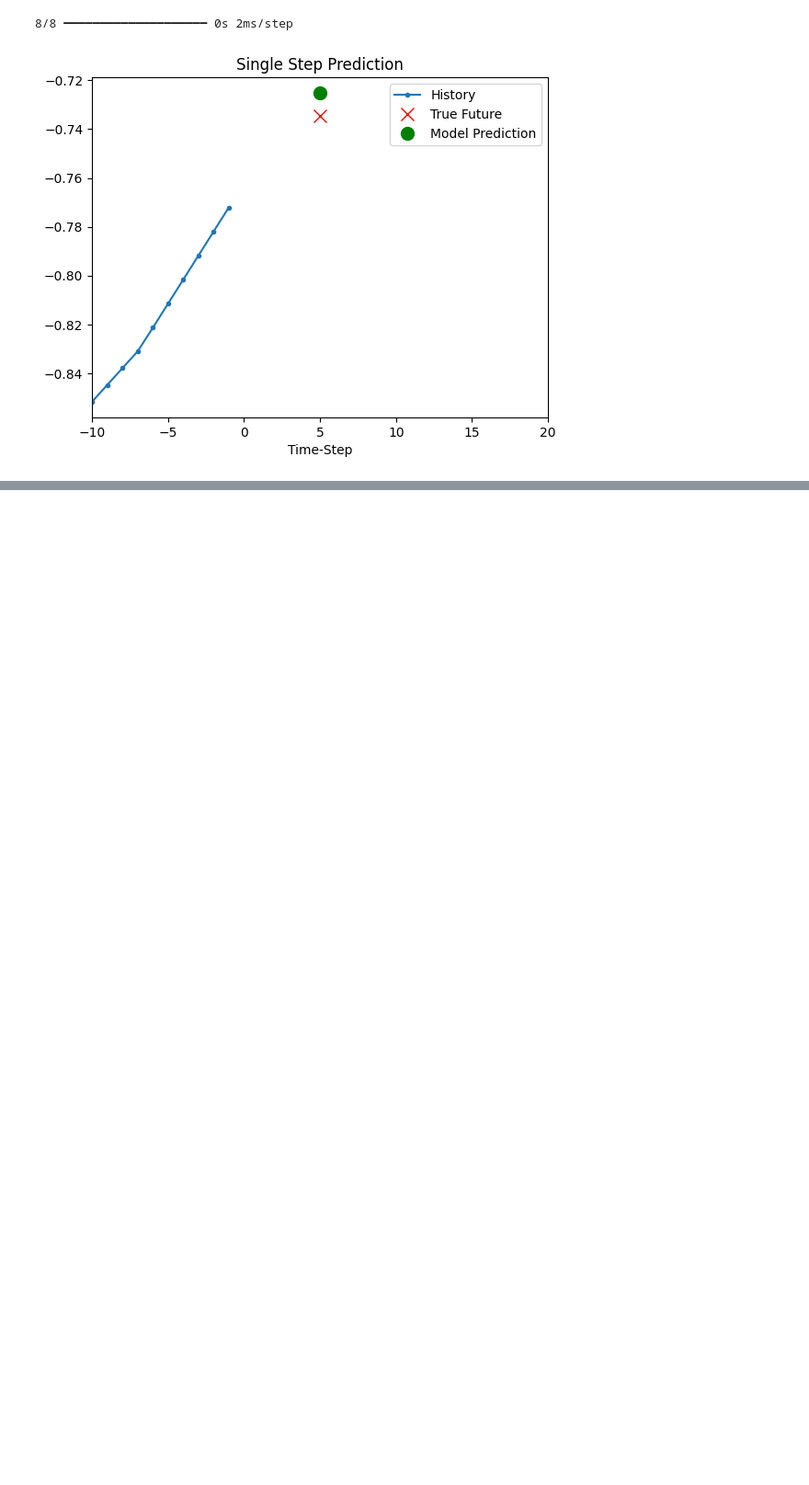
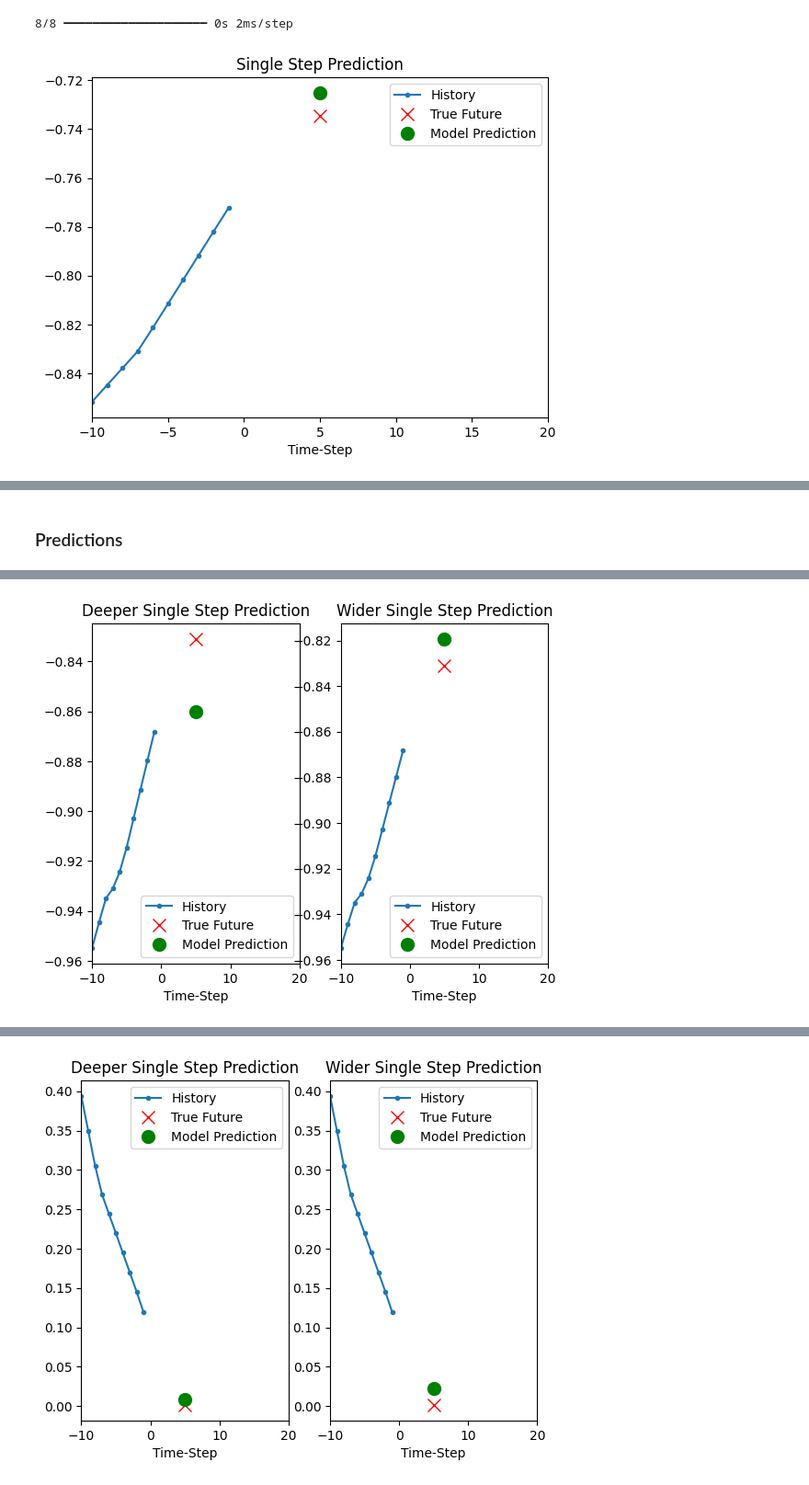
Before and after one commit to kallefrisk/Schoolwork, a Jupyter notebook: Python/DeepLearning/Recurrent_Neural_Net_Demonstration.ipynb, the cells around one changed output, grey strips where cells are left out. Shown at 92% size. Cells and saved outputs as stored; diff of their text form; code cells hidden in the pictures; blank space fills up the shorter version.

```diff
--- a/Python/DeepLearning/Recurrent_Neural_Net_Demonstration.ipynb
+++ b/Python/DeepLearning/Recurrent_Neural_Net_Demonstration.ipynb
@@ -685,0 +773,15 @@ for x, y in val_data_single.take(3):
+# %% [markdown]
+### Predictions
+# %%
+for x, y in val_data_single.take(3):
+    fig, (ax1, ax2) = show_dual_plot([x[0][:, 0].numpy(),
+                                      y[0].numpy(),
+                                      deeper_single_step_lstm_model.predict(x)[0]],
+                                      [x[0][:, 0].numpy(),
+                                      y[0].numpy(),
+                                      wider_single_step_lstm_model.predict(x)[0]],
+                                      future_target,
+                                      'Deeper Single Step Prediction',
+                                      'Wider Single Step Prediction')
+    plt.show()
+# %% [output]
@@ -685,0 +790 @@ for x, y in val_data_single.take(3):
+[figure, added]
@@ -685,0 +793 @@ for x, y in val_data_single.take(3):
+[figure, added]
```
Also changed, not shown: parts of 9 cells of this notebook.
